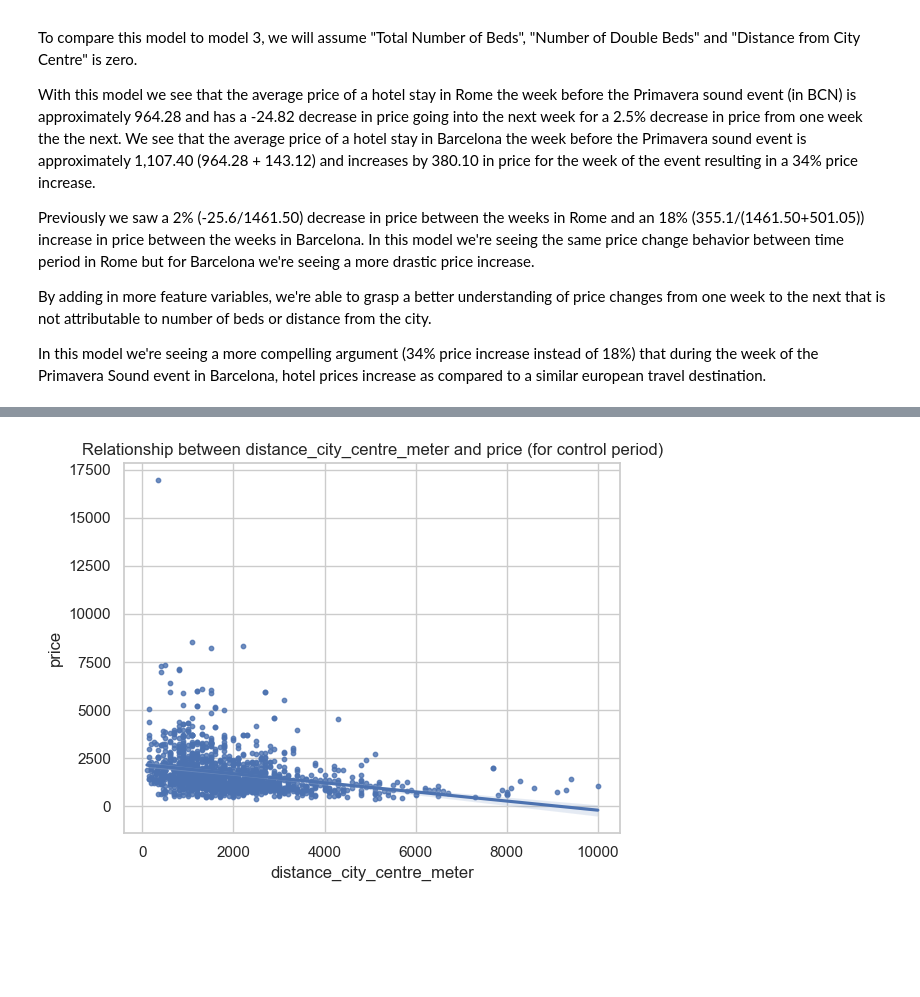
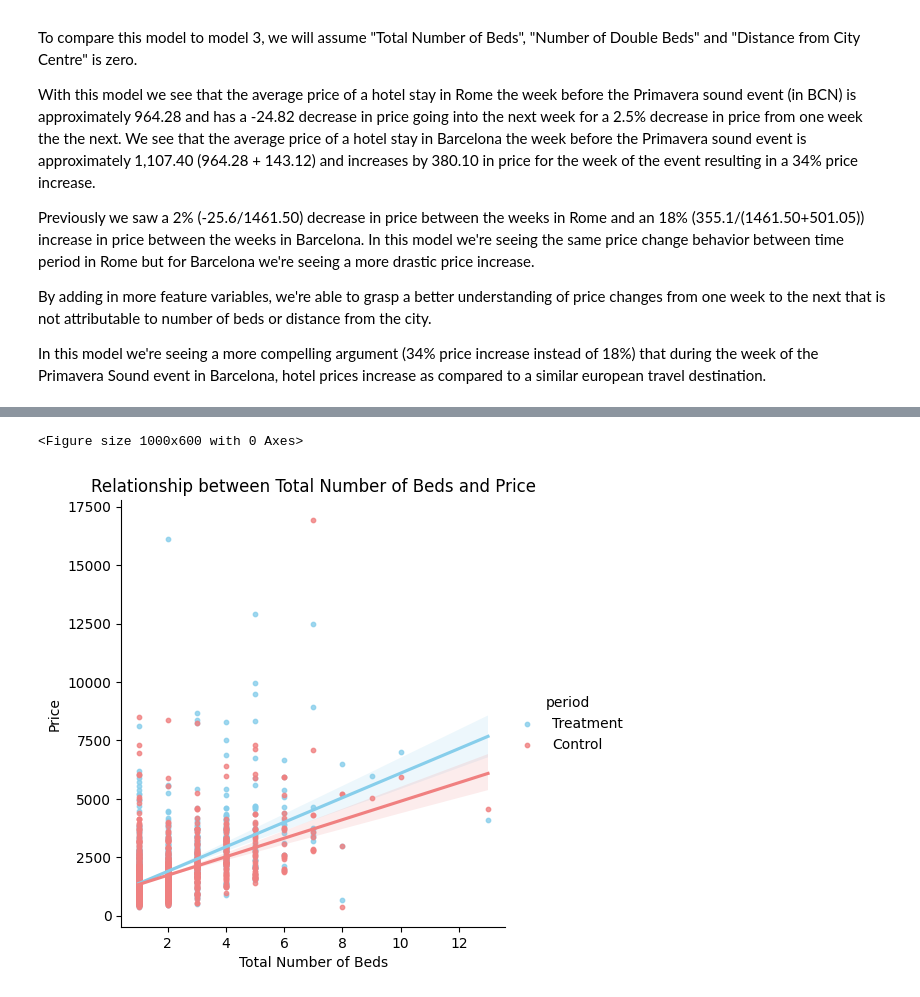
Before and after one commit to VanessaKromm/Booking_Scraping, a Jupyter notebook: Booking_NLP_group11.ipynb, the cells around one changed output, grey strips where cells are left out. Drawn from its saved outputs; the diff is of its cells as text; code cells hidden in the pictures; blank space fills up the shorter version.

Commit message:
changed graphs as discussed

```diff
--- a/Booking_NLP_group11.ipynb
+++ b/Booking_NLP_group11.ipynb
@@ -1495,7 +1475,22 @@ plt.show()
-# %%
-# plot relationship between "Total Number of Beds" and "Price" for Control period
-sns.regplot(x='distance_city_centre_meter', y='price', data=df_control, scatter_kws={'s': 10})  # 's' adjusts the marker size
-plt.title('Relationship between distance_city_centre_meter and price (for control period)')
-plt.show()
-# %% [output]
-[figure, removed]
+# %%
+import seaborn as sns
+import matplotlib.pyplot as plt
+
+# Combine the dataframes and add a 'period' column to differentiate between treatment and control
+df_treat['period'] = 'Treatment'
+df_control['period'] = 'Control'
+combined_df = pd.concat([df_treat, df_control])
+
+# Plot relationship between total_number_of_beds and price
+plt.figure(figsize=(10, 6))
+sns.lmplot(x='total_number_of_beds', y='price', data=combined_df, scatter_kws={'s': 10}, hue='period', palette=['skyblue', 'lightcoral'])
+
+# Set labels and title
+plt.xlabel('Total Number of Beds')
+plt.ylabel('Price')
+plt.title('Relationship between Total Number of Beds and Price')
+
+plt.show()
+# %% [output]
+<Figure size 1000x600 with 0 Axes>
+[figure, added]
```
Also changed, not shown: parts of 11 cells of this notebook.
